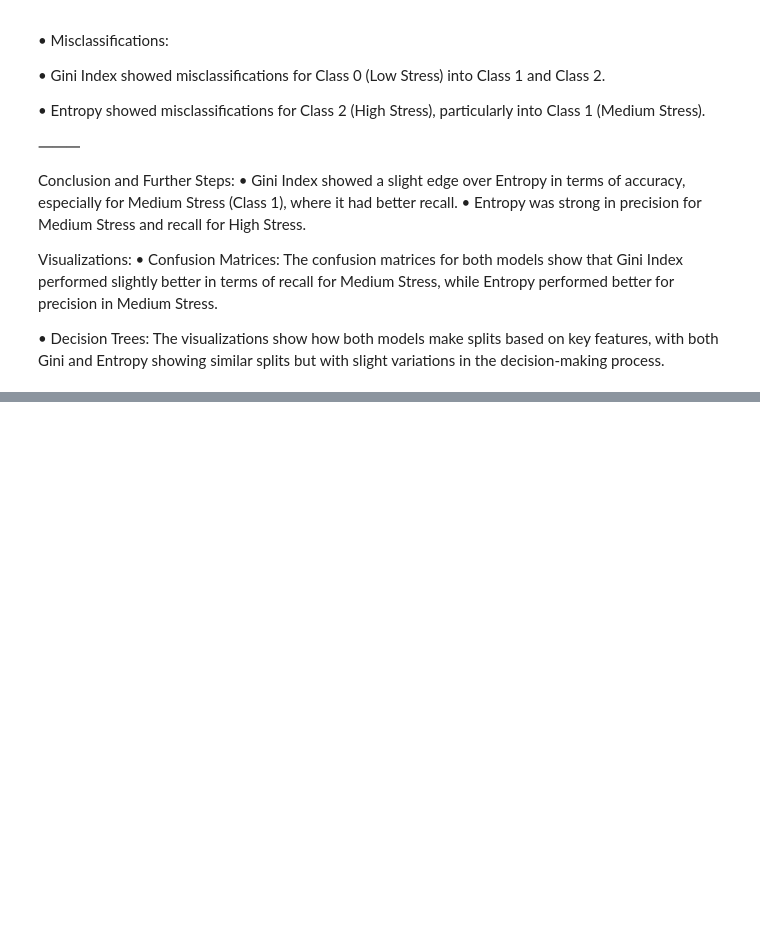
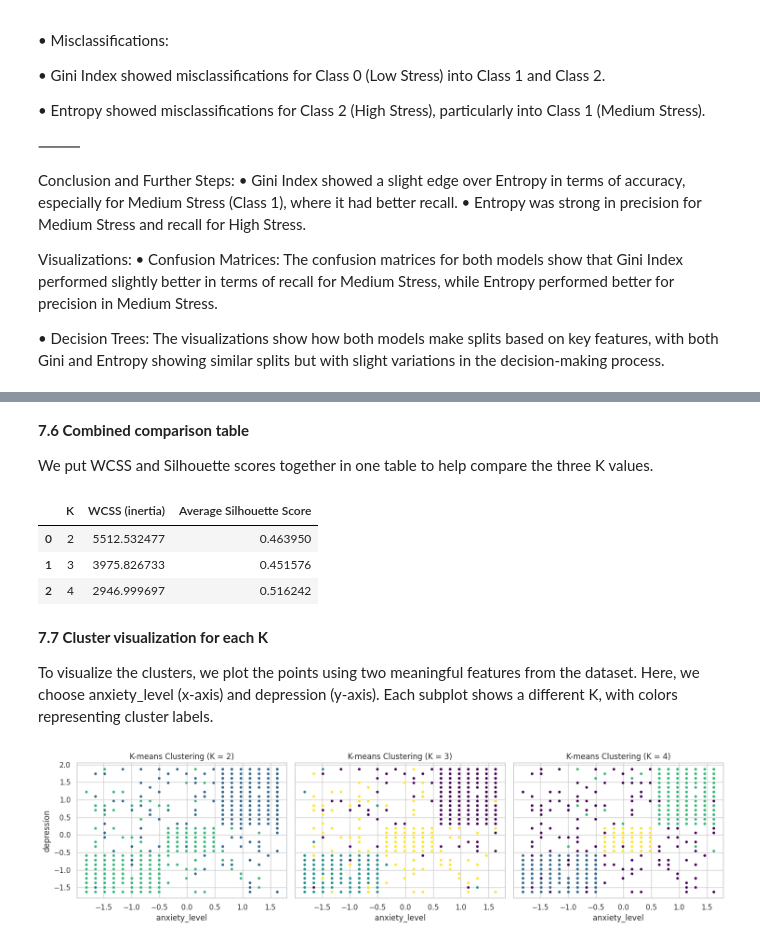
Before and after one commit to LanaAlhussaini/G12.DM, a Jupyter notebook: Phase3.ipynb, the cells around one changed output, grey strips where cells are left out. Saved outputs shown, nothing was run; the diff lists cells and outputs as text; code cells hidden in the pictures; blank space fills up the shorter version.

```diff
--- a/Phase3.ipynb
+++ b/Phase3.ipynb
@@ -956,0 +1134,59 @@ Visualizations:
+# %% [markdown]
+**7.6 Combined comparison table**
+
+We put WCSS and Silhouette scores together in one table to help compare the three K values.
+# %%
+# 7.6 Combined comparison table (WCSS + Silhouette)
+
+comparison_df = pd.DataFrame({
+    'K': K_values,
+    'WCSS (inertia)': wcss_values,
+    'Average Silhouette Score': silhouette_values
+})
+display(comparison_df)
+# %% [output]
+|  | K | WCSS (inertia) | Average Silhouette Score |
+| 0 | 2 | 5512.532477 | 0.463950 |
+| 1 | 3 | 3975.826733 | 0.451576 |
+| 2 | 4 | 2946.999697 | 0.516242 |
+# %% [markdown]
+**7.7 Cluster visualization for each K**
+
+To visualize the clusters, we plot the points using two meaningful features from the dataset.
+Here, we choose anxiety_level (x-axis) and depression (y-axis).
+Each subplot shows a different K, with colors representing cluster labels.
+# %%
+# 7.7 Visualize clusters for each K using two features
+
+feature_x = 'anxiety_level'
+feature_y = 'depression'
+
+feature_cols = features.columns
+ix = feature_cols.get_loc(feature_x)
+iy = feature_cols.get_loc(feature_y)
+
+sns.set(style="whitegrid")
+
+fig, axes = plt.subplots(1, 3, figsize=(15, 4), sharex=True, sharey=True)
+
+for ax, k in zip(axes, K_values):
+    model = kmeans_models[k]
+    labels = model.labels_
+
+    sns.scatterplot(
+        x=X_scaled[:, ix],
+        y=X_scaled[:, iy],
+        hue=labels,
+        palette='viridis',
+        s=20,
+        ax=ax,
+        legend=False
+    )
+    ax.set_title(f'K-means Clustering (K = {k})')
+    ax.set_xlabel(feature_x)
+    ax.set_ylabel(feature_y)
+
+plt.tight_layout()
+plt.show()
+# %% [output]
+[figure, added]
```
Also changed, not shown: parts of 14 cells of this notebook.
